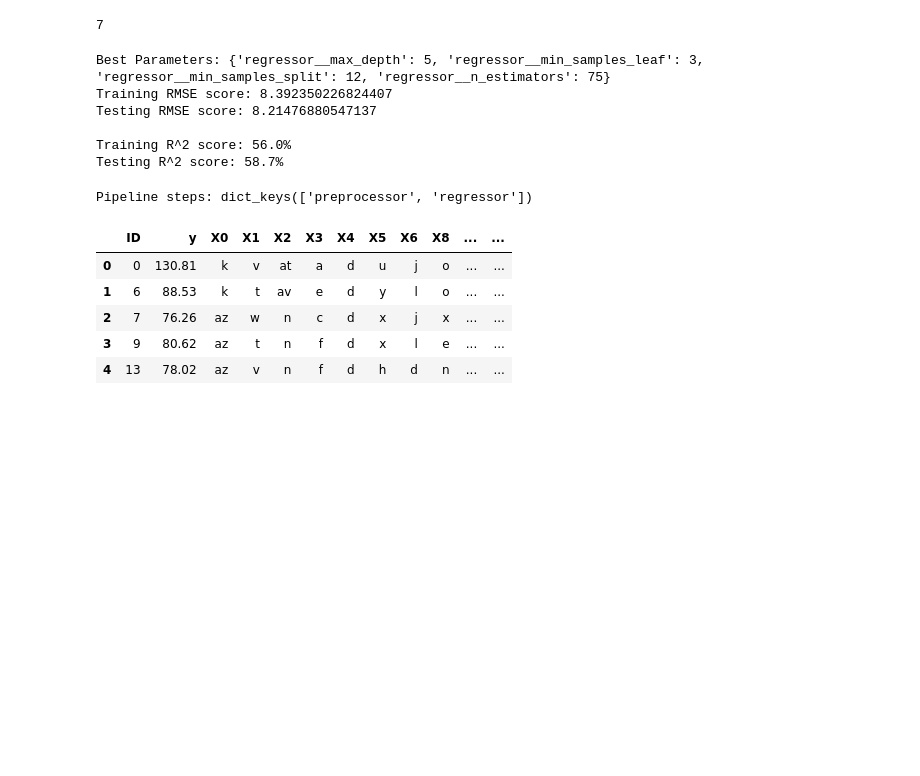
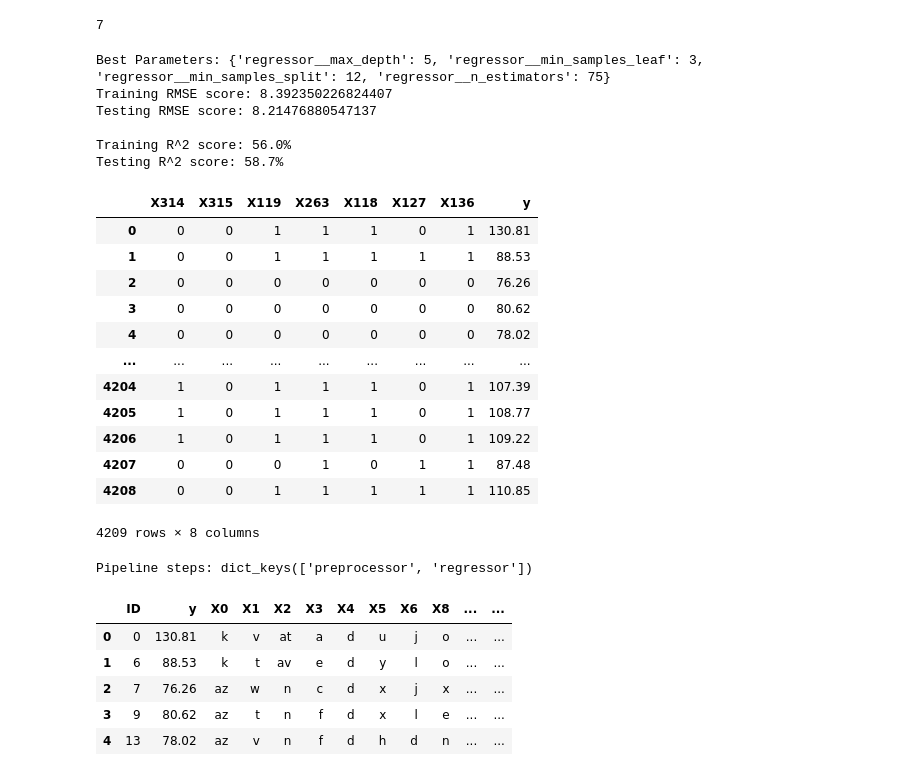
Before and after one commit to MeetPatel2001/Mercedes_Benz_Capstone_Data499, a Jupyter notebook: Mercedes_Optimization.ipynb, the cells around one changed output. Cells and saved outputs as stored; diff of their text form; code cells hidden in the pictures; blank space fills up the shorter version.

```diff
--- a/Mercedes_Optimization.ipynb
+++ b/Mercedes_Optimization.ipynb
@@ -360,3 +356,21 @@ Testing R^2 score: 58.7%
+# %%
+# Get interactions between variables
+
+top_feature_names_df
+# %% [output]
+|  | X314 | X315 | X119 | X263 | X118 | X127 | X136 | y |
+| 0 | 0 | 0 | 1 | 1 | 1 | 0 | 1 | 130.81 |
+| 1 | 0 | 0 | 1 | 1 | 1 | 1 | 1 | 88.53 |
+| 2 | 0 | 0 | 0 | 0 | 0 | 0 | 0 | 76.26 |
+| 3 | 0 | 0 | 0 | 0 | 0 | 0 | 0 | 80.62 |
+| 4 | 0 | 0 | 0 | 0 | 0 | 0 | 0 | 78.02 |
+| ... | ... | ... | ... | ... | ... | ... | ... | ... |
+| 4204 | 1 | 0 | 1 | 1 | 1 | 0 | 1 | 107.39 |
+| 4205 | 1 | 0 | 1 | 1 | 1 | 0 | 1 | 108.77 |
+| 4206 | 1 | 0 | 1 | 1 | 1 | 0 | 1 | 109.22 |
+| 4207 | 0 | 0 | 0 | 1 | 0 | 1 | 1 | 87.48 |
+| 4208 | 0 | 0 | 1 | 1 | 1 | 1 | 1 | 110.85 |
+4209 rows × 8 columns
 # %%
 # RF provides automatic feature selection. Now finding what are the best features!
 
```
Also changed, not shown: parts of 5 cells of this notebook, 1 other file.
